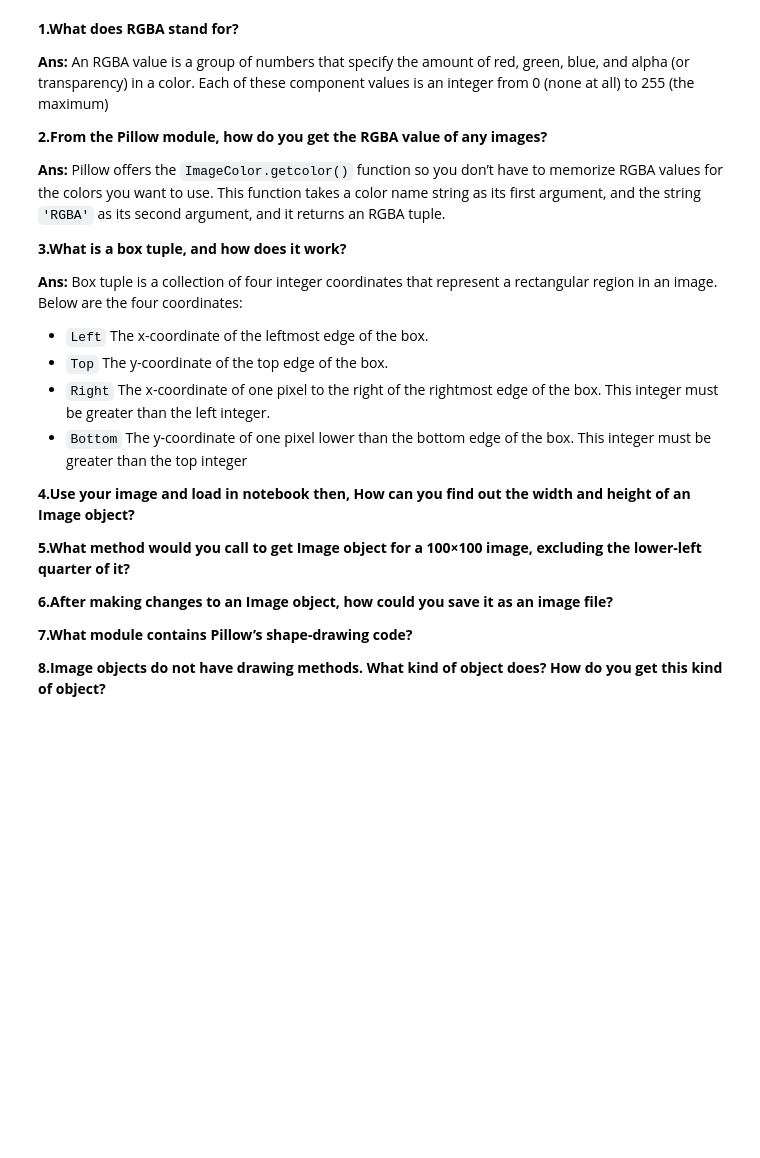
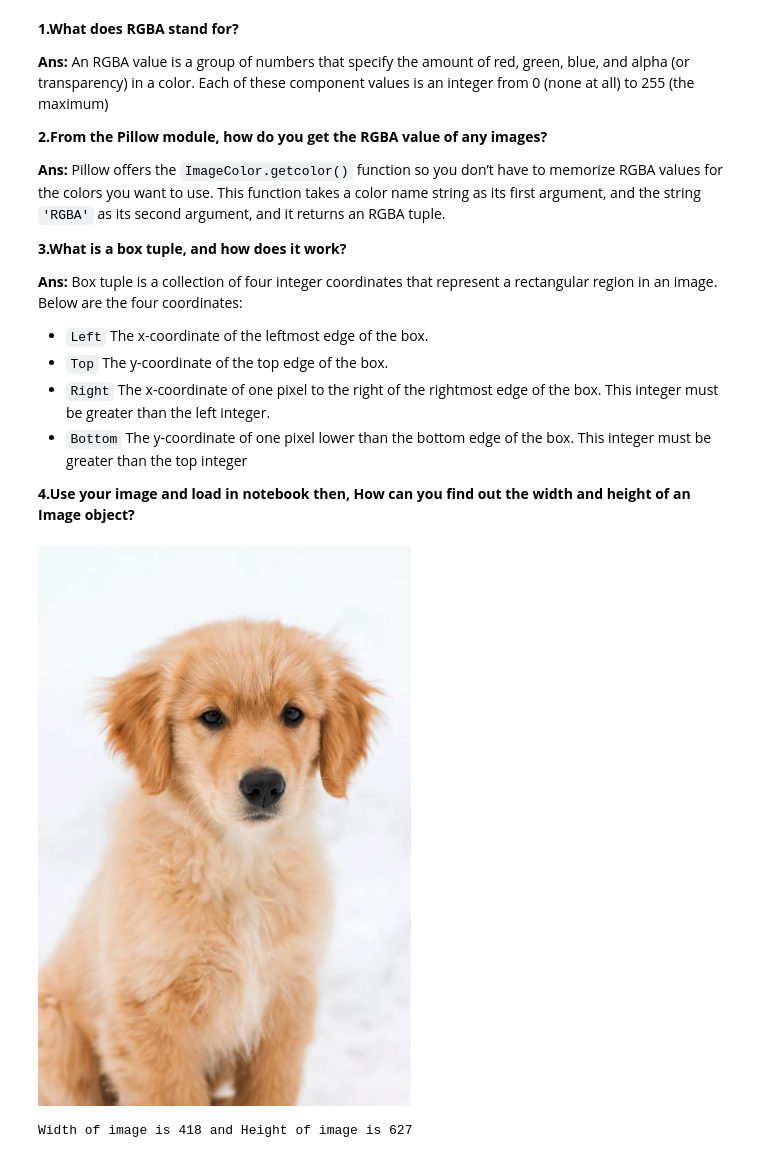
Before and after one commit to ashutosh-vaidya/iNeuron, a Jupyter notebook: Assignments/01. Python/01. Python Basics/Assignment_14.ipynb, the cells around one changed output. Saved outputs shown, nothing was run; the diff lists cells and outputs as text; code cells hidden in the pictures; blank space fills up the shorter version.

```diff
--- a/Assignments/01. Python/01. Python Basics/Assignment_14.ipynb
+++ b/Assignments/01. Python/01. Python Basics/Assignment_14.ipynb
@@ -16,11 +16,15 @@
 - `Bottom` The y-coordinate of one pixel lower than the bottom edge of the box. This integer must be greater than the top integer
 
 **4.Use your image and load in notebook then, How can you find out the width and height of an Image object?**
-
-**5.What method would you call to get Image object for a 100×100 image, excluding the lower-left quarter of it?**
-
-**6.After making changes to an Image object, how could you save it as an image file?**
-
-**7.What module contains Pillow’s shape-drawing code?**
-
-**8.Image objects do not have drawing methods. What kind of object does? How do you get this kind of object?**
+# %%
+from PIL import Image
+pic = Image.open('golden.jpg')
+pic
+# %% [output]
+[figure, added]
+# %%
+#to find out width and height of image
+width, height = pic.size
+print(f"Width of image is {width} and Height of image is {height}")
+# %% [output]
+Width of image is 418 and Height of image is 627
```
Also changed, not shown: parts of 4 cells of this notebook, 2 other files.
